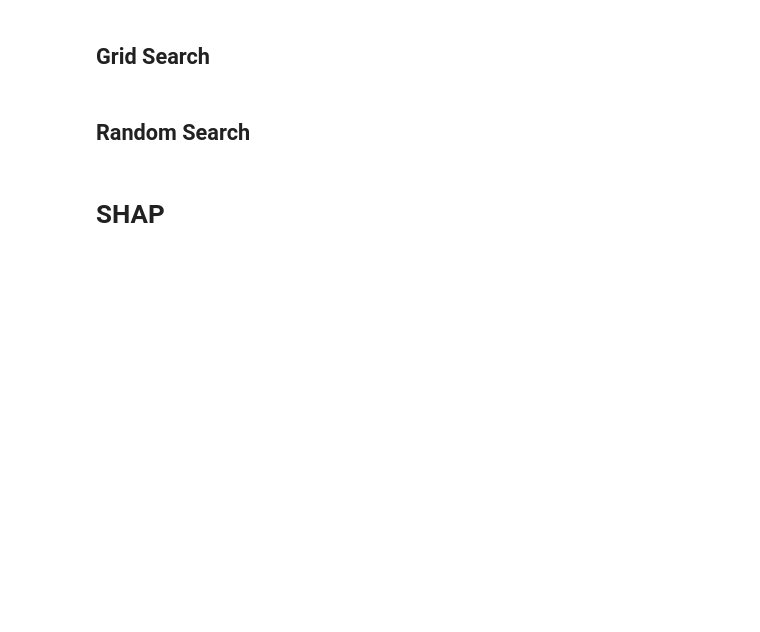
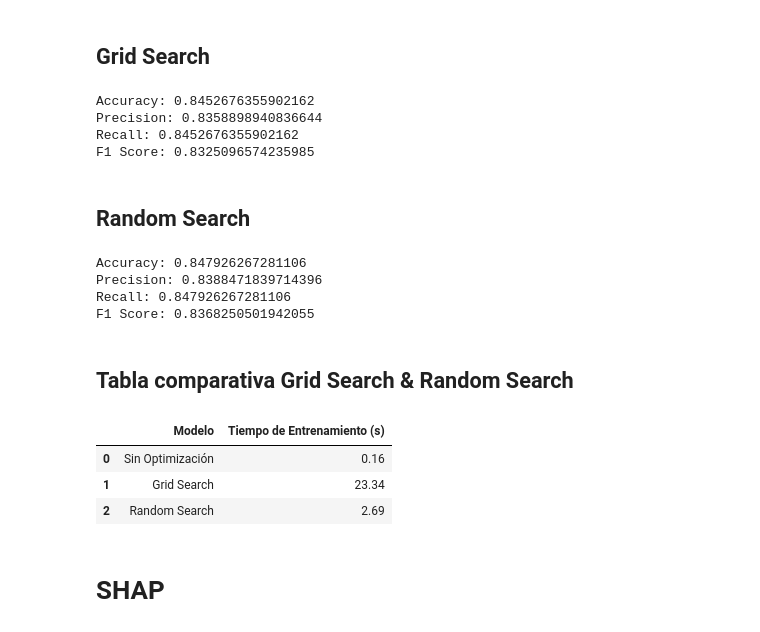
Before and after one commit to C4570/AA1-TUIA-Britos-Moresco, a Jupyter notebook: TP_integrador_AA1.ipynb, the cells around one changed output. Drawn from its saved outputs; the diff is of its cells as text; code cells hidden in the pictures; blank space fills up the shorter version.

```diff
--- a/TP_integrador_AA1.ipynb
+++ b/TP_integrador_AA1.ipynb
@@ -3073,11 +3075,10 @@ param_grid = [
     {'penalty': ['l2'], 'solver': ['newton-cg', 'lbfgs', 'liblinear', 'sag', 'saga'], 'C': [0.001, 0.01, 0.1, 1, 10, 100]}
 ]
 
-
 # Realizamos la búsqueda de hiperparámetros con Grid Search
 grid_search = GridSearchCV(estimator=model_c, param_grid=param_grid, cv=5, n_jobs=-1)
 start = time.time()
-grid_search.fit(x_train_rlog, y_train_rlog)
+grid_search.fit(x_train_rlog, np.ravel(y_train_rlog))
 end = time.time()
 grid_search_time = end - start
 y_pred_grid_search = grid_search.predict(x_test_rlog)
@@ -3087,8 +3088,77 @@ grid_search_accuracy = accuracy_score(y_test_rlog, y_pred_grid_search)
 grid_search_precision = precision_score(y_test_rlog, y_pred_grid_search, average='weighted')
 grid_search_recall = recall_score(y_test_rlog, y_pred_grid_search, average='weighted')
 grid_search_f1_score = f1_score(y_test_rlog, y_pred_grid_search, average='weighted')
+
+
+print('Accuracy:', grid_search_accuracy)
+print('Precision:', grid_search_precision)
+print('Recall:', grid_search_recall)
+print('F1 Score:', grid_search_f1_score)
+# %% [output]
+Accuracy: 0.8452676355902162
+Precision: 0.8358898940836644
+Recall: 0.8452676355902162
+F1 Score: 0.8325096574235985
 # %% [markdown]
 ## Random Search
+# %%
+# Definimos los parámetros para Random Search
+random_param_grid = random_param_grid = [
+    {'penalty': ['l1'], 'solver': ['liblinear', 'saga'], 'C': np.logspace(-4, 4, 20)},
+    {'penalty': ['l2'], 'solver': ['newton-cg', 'lbfgs', 'liblinear', 'sag', 'saga'], 'C': np.logspace(-4, 4, 20)}
+]
+
+# Realizamos la búsqueda de hiperparámetros con Random Search
+random_search = RandomizedSearchCV(estimator=model_c, param_distributions=random_param_grid, n_iter=10, cv=5, n_jobs=-1)
+start = time.time()
+random_search.fit(x_train_rlog, np.ravel(y_train_rlog))
+end = time.time()
+random_search_time = end - start
+y_pred_random_search = random_search.predict(x_test_rlog)
+
+# Métricas para el modelo con Random Search
+random_search_accuracy = accuracy_score(y_test_rlog, y_pred_random_search)
+random_search_precision = precision_score(y_test_rlog, y_pred_random_search, average='weighted')
+random_search_recall = recall_score(y_test_rlog, y_pred_random_search, average='weighted')
+random_search_f1_score = f1_score(y_test_rlog, y_pred_random_search, average='weighted')
+
+print('Accuracy:', random_search_accuracy)
+print('Precision:', random_search_precision)
+print('Recall:', random_search_recall)
+print('F1 Score:', random_search_f1_score)
+# %% [output]
+Accuracy: 0.847926267281106
+Precision: 0.8388471839714396
+Recall: 0.847926267281106
+F1 Score: 0.8368250501942055
+# %% [markdown]
+## Tabla comparativa Grid Search & Random Search
+# %%
+# Creamos una tabla comparativa
+results = pd.DataFrame({
+    'Modelo': ['Sin Optimización', 'Grid Search', 'Random Search'],
+    'Tiempo de Entrenamiento (s)': [no_opt_time, grid_search_time, random_search_time]
+})
+
+# Aplicar formato a la tabla
+styled_results = results.style.format({
+    'Accuracy': "{:.2%}",
+    'Precision': "{:.2%}",
+    'Recall': "{:.2%}",
+    'F1 Score': "{:.2%}",
+    'Tiempo de Entrenamiento (s)': "{:.2f}"
+})
+
+# Imprimir la tabla
+styled_results.set_properties(**{'text-align': 'center'}).set_table_styles([{
+    'selector': 'th',
+    'props': [('text-align', 'center')]
+}])
+# %% [output]
+|  | Modelo | Tiempo de Entrenamiento (s) |
+| 0 | Sin Optimización | 0.16 |
+| 1 | Grid Search | 23.34 |
+| 2 | Random Search | 2.69 |
 # %% [markdown]
 # SHAP
 # %%
```
Also changed, not shown: parts of 5 cells of this notebook.
